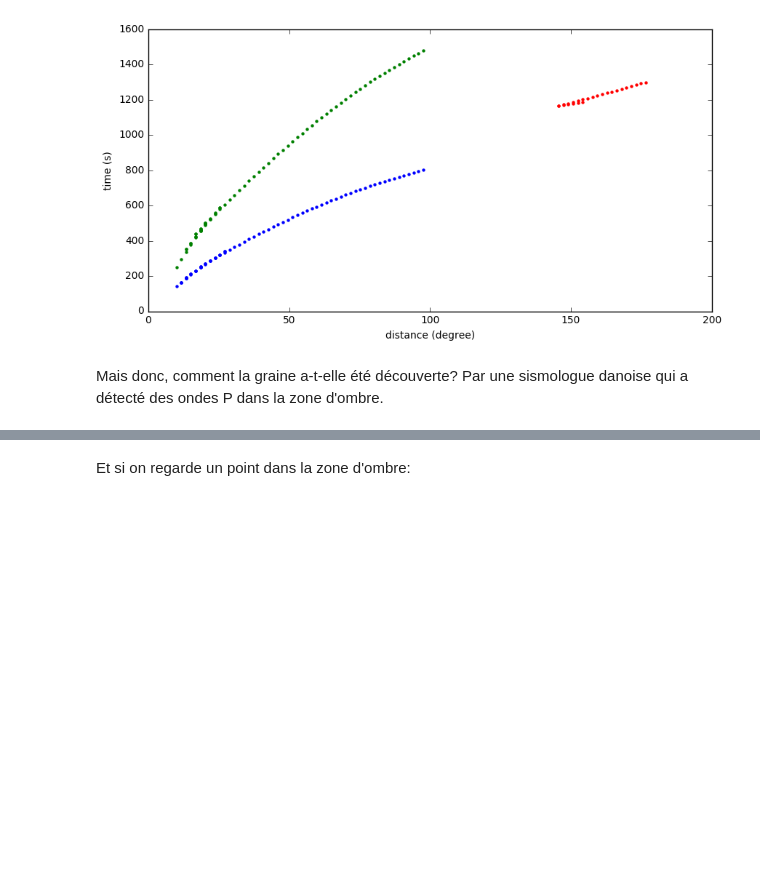
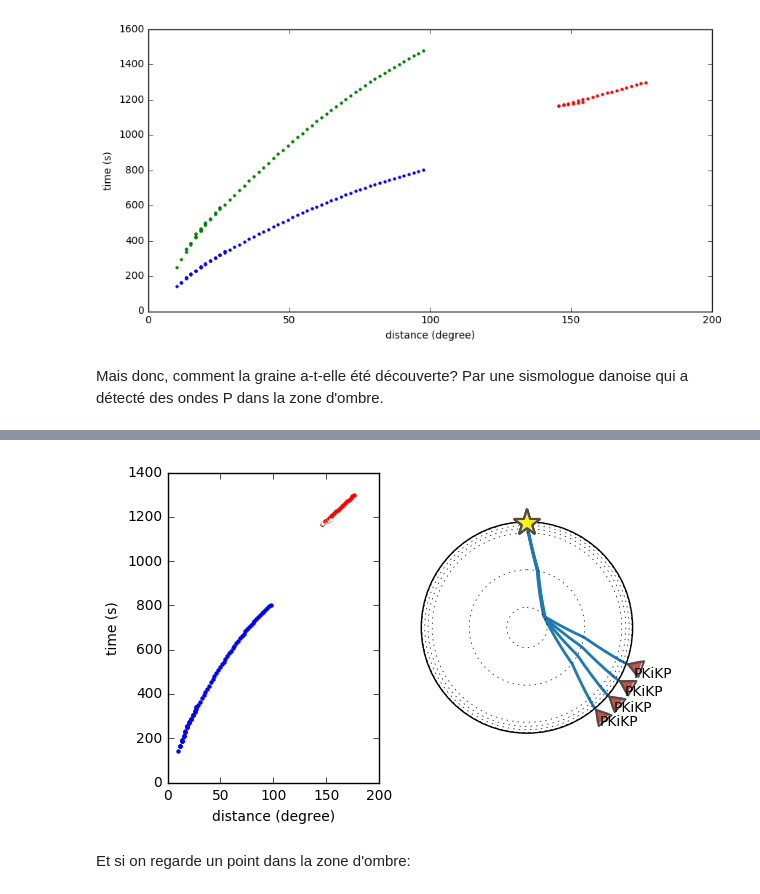
Before and after one commit to MarineLasbleis/animations_sismo, a Jupyter notebook: graine.ipynb, the cells around one changed output, grey strips where cells are left out. Saved outputs shown, nothing was run; the diff lists cells and outputs as text; code cells hidden in the pictures; blank space fills up the shorter version.

```diff
--- a/graine.ipynb
+++ b/graine.ipynb
@@ -346,3 +365,38 @@ for i, value in enumerate(distances[::10]):
+# %%
+distances = np.linspace(10, 180, 100)
+fig = plt.figure()
+ax1 = plt.subplot(121)
+ax2 = plt.subplot(122, projection='polar')
+ax2.set_theta_zero_location('N')
+ax2.set_theta_direction(-1)
+
+phases = ["P", "PKP", "PKiKP"]
+colors = {"P":"b", "PKP":"r", "S":"g", "PKiKP":"k"}
+
+for i, value in enumerate(distances):
+    arrivals = model.get_travel_times(source_depth_in_km=source_depth,
+                                    distance_in_degree=value,
+                                    phase_list=phases)
+    if len(arrivals)==0: continue
+    for arrival in arrivals:
+        #print(arrival.phase.name)
+        ax1.scatter(value,arrival.time, c=colors[arrival.phase.name], s=10, linewidth=0)
+
+ax1.set_ylabel("time (s)")
+ax1.set_xlabel("distance (degree)")
+
+distance_2 = [110,120,130,140]
+
+for i, value in enumerate(distance_2[:]):
+    arrivals = model.get_ray_paths(source_depth_in_km=source_depth,
+                                    distance_in_degree=value,
+                                    phase_list=phases)
+    if len(arrivals)==0: continue
+    arrivals.plot(ax=ax2,plot_type='spherical', legend=False, label_arrivals=True,
+                  show=False)
+plt.savefig("IC.pdf")
+# %% [output]
+[figure, added]
 # %% [markdown]
 Et si on regarde un point dans la zone d'ombre:
 # %%
```
Also changed, not shown: parts of 6 cells of this notebook, 1 other file.
